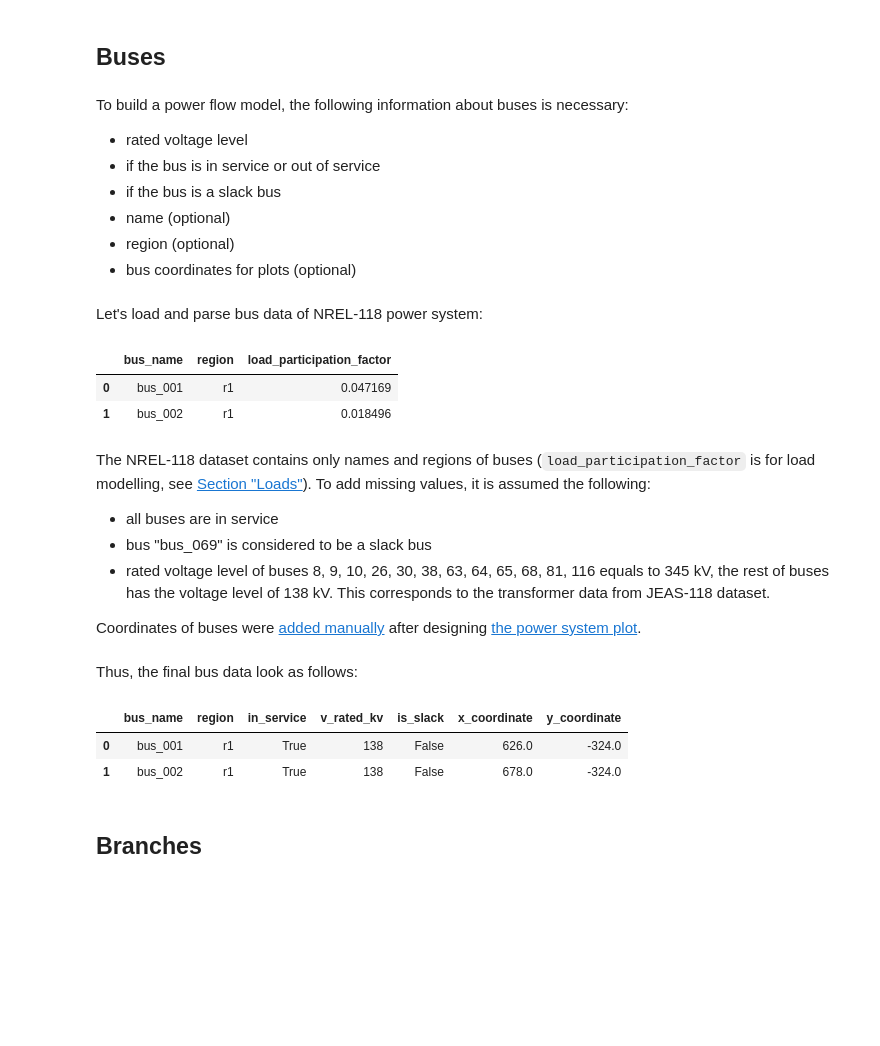
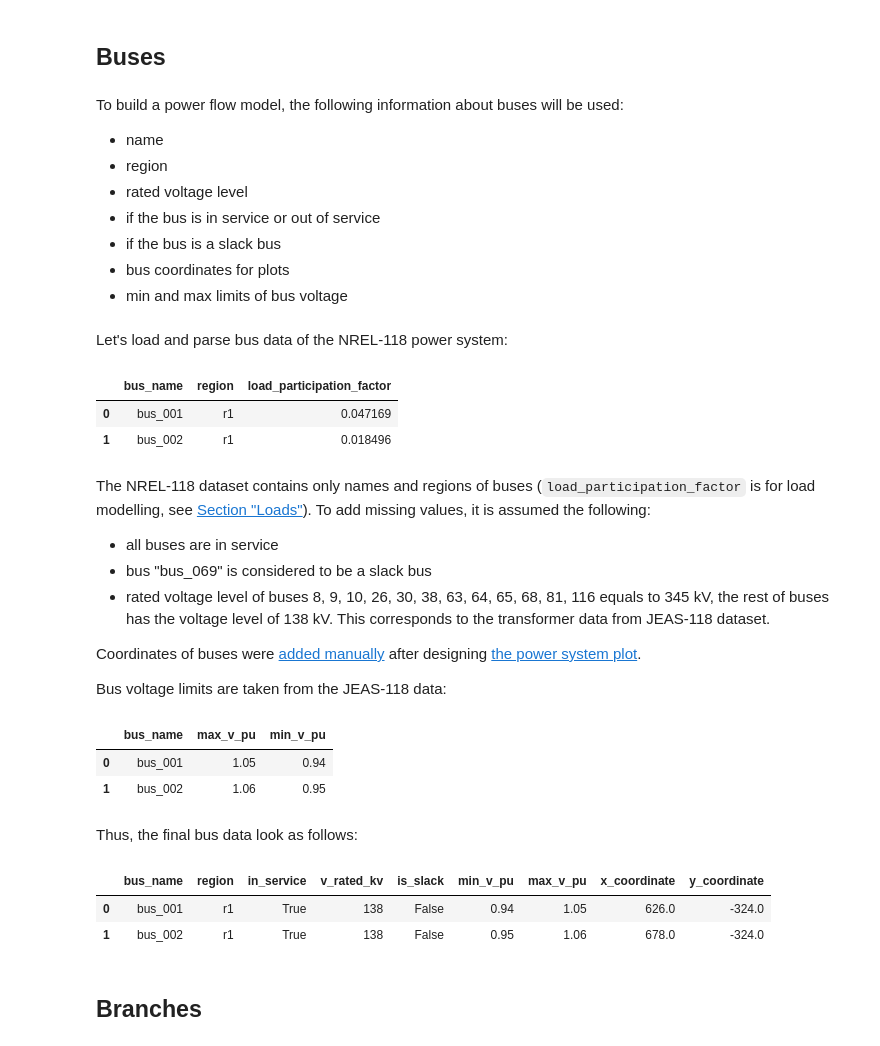
Before and after one commit to evgenytsydenov/ieee118_power_flow_data, a Jupyter notebook: notebooks/prepare_power_flow_data.ipynb, the cells around one changed output. Saved outputs shown, nothing was run; the diff lists cells and outputs as text; code cells hidden in the pictures; blank space fills up the shorter version.

```diff
--- a/notebooks/prepare_power_flow_data.ipynb
+++ b/notebooks/prepare_power_flow_data.ipynb
@@ -45,15 +44,16 @@ PATH_MANUAL = os.path.join("..", "data", "raw", "manual")
 # %% [markdown]
 ## Buses
 # %% [markdown]
-To build a power flow model, the following information about buses is necessary:
+To build a power flow model, the following information about buses will be used:
+- name
+- region
 - rated voltage level
 - if the bus is in service or out of service
 - if the bus is a slack bus
-- name (optional)
-- region (optional)
-- bus coordinates for plots (optional)
+- bus coordinates for plots
+- min and max limits of bus voltage
 # %% [markdown]
-Let's load and parse bus data of NREL-118 power system:
+Let's load and parse bus data of the NREL-118 power system:
 # %%
 path_nrel118_buses = os.path.join(PATH_NREL118, "additional-files-mti-118", "Buses.csv")
 nrel118_buses = parse_nrel118_buses(raw_data=path_nrel118_buses)
@@ -69,18 +69,30 @@ The NREL-118 dataset contains only names and regions of buses (`load_participati
 - rated voltage level of buses 8, 9, 10, 26, 30, 38, 63, 64, 65, 68, 81, 116 equals to 345 kV, the rest of buses has the voltage level of 138 kV. This corresponds to the transformer data from JEAS-118 dataset.
 
 Coordinates of buses were [added manually](../data/raw/manual/bus_coordinates.csv) after designing [the power system plot](../resources/plot/plot.jpg).
+
+Bus voltage limits are taken from the JEAS-118 data:
+# %%
+path_jeas_118_buses = os.path.join(PATH_JEAS118, "JEAS_IEEE118.doc")
+jeas118_buses = parse_jeas118_buses(path_jeas_118_buses)
+jeas118_buses.head(2)
+# %% [output]
+|  | bus_name | max_v_pu | min_v_pu |
+| 0 | bus_001 | 1.05 | 0.94 |
+| 1 | bus_002 | 1.06 | 0.95 |
 # %% [markdown]
 Thus, the final bus data look as follows:
 # %%
 path_bus_coordinates = os.path.join(PATH_MANUAL, "bus_coordinates.csv")
 buses = prepare_buses(
-    parsed_nrel118_buses=nrel118_buses, bus_coordinates=path_bus_coordinates
+    parsed_nrel118_buses=nrel118_buses,
+    parsed_jeas118_buses=jeas118_buses,
+    bus_coordinates=path_bus_coordinates,
 )
 buses.head(2)
 # %% [output]
-|  | bus_name | region | in_service | v_rated_kv | is_slack | x_coordinate | y_coordinate |
-| 0 | bus_001 | r1 | True | 138 | False | 626.0 | -324.0 |
-| 1 | bus_002 | r1 | True | 138 | False | 678.0 | -324.0 |
+|  | bus_name | region | in_service | v_rated_kv | is_slack | min_v_pu | max_v_pu | x_coordinate | y_coordinate |
+| 0 | bus_001 | r1 | True | 138 | False | 0.94 | 1.05 | 626.0 | -324.0 |
+| 1 | bus_002 | r1 | True | 138 | False | 0.95 | 1.06 | 678.0 | -324.0 |
 # %% [markdown]
 ## Branches
 # %% [markdown]
```
Also changed, not shown: parts of 13 cells of this notebook, 15 other files.
